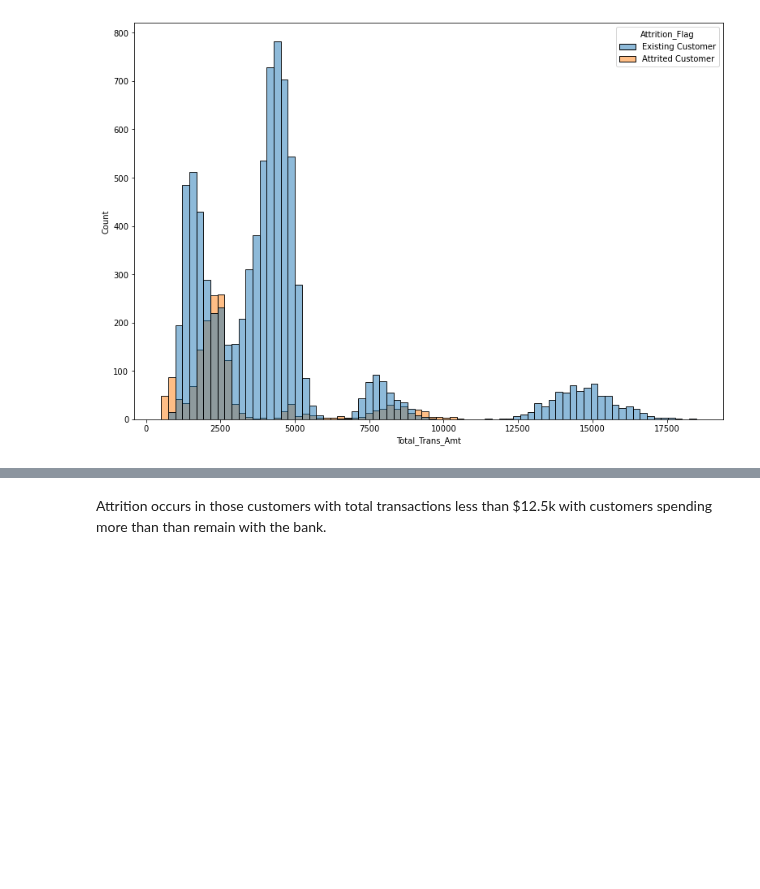
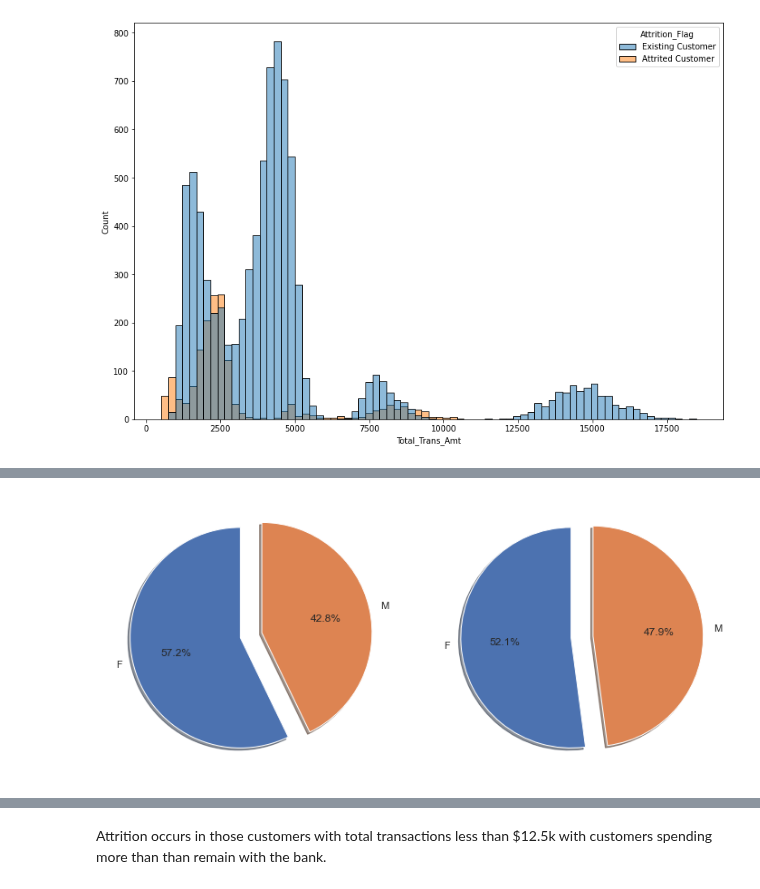
Before and after one commit to RonnyCh/mydsbook, a Jupyter notebook: Customer Churn From Kaggle.ipynb, the cells around one changed output, grey strips where cells are left out. Saved outputs shown, nothing was run; the diff lists cells and outputs as text; code cells hidden in the pictures; blank space fills up the shorter version.

```diff
--- a/Customer Churn From Kaggle.ipynb
+++ b/Customer Churn From Kaggle.ipynb
@@ -234,0 +191,37 @@ sns.histplot(x=dataset['Total_Trans_Amt'], data=dataset, hue='Attrition_Flag')
+# %%
+
+import matplotlib.pyplot as plt
+
+
+#att_cust = dataset[dataset['Attrition_Flag']=='Attrited Customer']
+#reg_cust = dataset[dataset['Attrition_Flag']!='Attrited Customer']
+
+
+# step1 create the canvas (2 columns)
+fiq, ax = plt.subplots(1, 2, figsize=(12,9))
+
+#plt.suptitle('Gender Comparison')
+
+#### create pctg table 1 and plot to ax 1####
+a = att_cust[['Gender','Customer_Age']].groupby('Gender',as_index=False).count()
+total = att_cust['Gender'].count()
+a['Total'] = total
+a['Pctg'] = a['Customer_Age']/a['Total']
+sizes = a['Pctg']
+labels = a['Gender']
+ax[0].pie(sizes, explode=explode, labels=labels, autopct='%1.1f%%', shadow=True, startangle=90)
+
+
+#### create pctg table 2 and plot to ax 2####
+a = reg_cust[['Gender','Customer_Age']].groupby('Gender',as_index=False).count()
+total = reg_cust['Gender'].count()
+a['Total'] = total
+a['Pctg'] = a['Customer_Age']/a['Total']
+sizes = a['Pctg']
+labels = a['Gender']
+ax[1].pie(sizes, explode=explode, labels=labels, autopct='%1.1f%%', shadow=True, startangle=90)
+
+
+plt.show()
+# %% [output]
+[figure, added]
```
Also changed, not shown: parts of 43 cells of this notebook.
